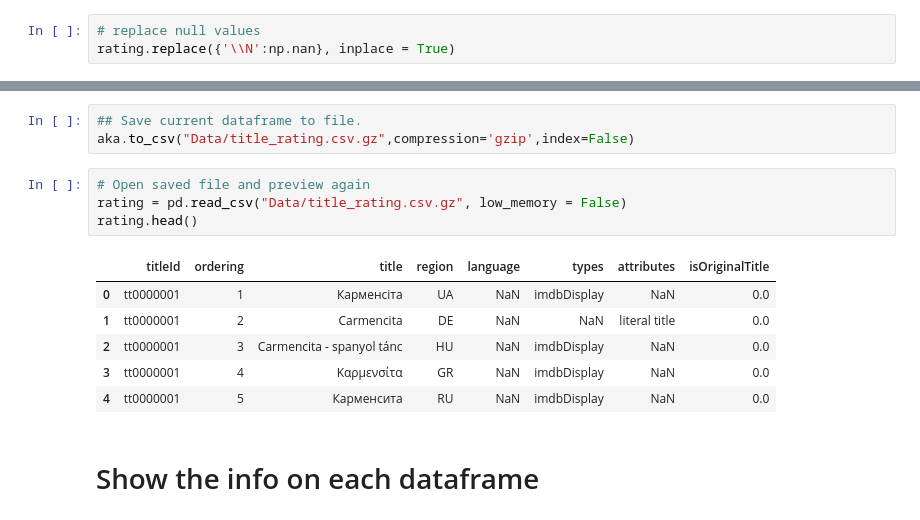
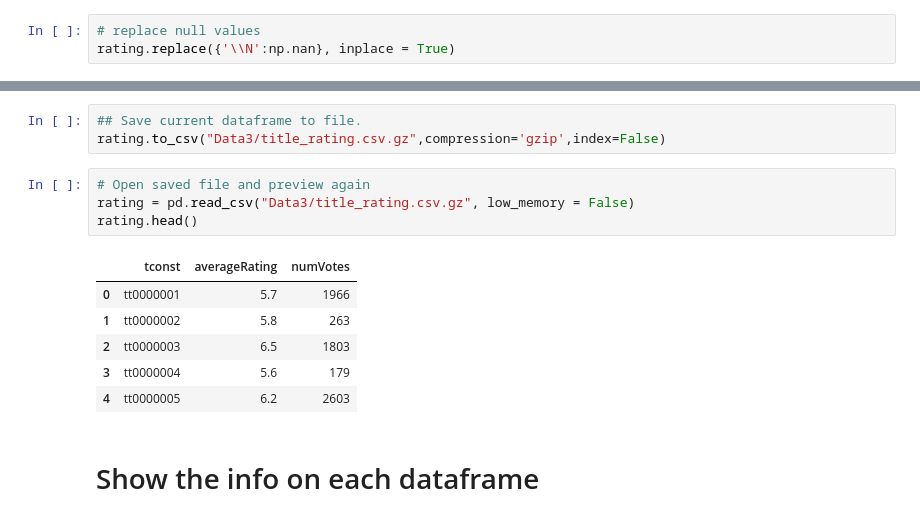
Before and after one commit to Elispreng/Project_3, a Jupyter notebook: Spreng_Project_3_Part1.ipynb, the cells around one changed output, grey strips where cells are left out. Saved outputs shown, nothing was run; the diff lists cells and outputs as text.

```diff
--- a/Spreng_Project_3_Part1.ipynb
+++ b/Spreng_Project_3_Part1.ipynb
@@ -203,17 +294,17 @@ Name: tconst, Length: 1293170, dtype: bool
 # %%
 ## Save current dataframe to file.
-aka.to_csv("Data/title_rating.csv.gz",compression='gzip',index=False)
+rating.to_csv("Data3/title_rating.csv.gz",compression='gzip',index=False)
 # %%
 # Open saved file and preview again
-rating = pd.read_csv("Data/title_rating.csv.gz", low_memory = False)
+rating = pd.read_csv("Data3/title_rating.csv.gz", low_memory = False)
 rating.head()
 # %% [output]
-|  | titleId | ordering | title | region | language | types | attributes | isOriginalTitle |
-| 0 | tt0000001 | 1 | Карменсіта | UA | NaN | imdbDisplay | NaN | 0.0 |
-| 1 | tt0000001 | 2 | Carmencita | DE | NaN | NaN | literal title | 0.0 |
-| 2 | tt0000001 | 3 | Carmencita - spanyol tánc | HU | NaN | imdbDisplay | NaN | 0.0 |
-| 3 | tt0000001 | 4 | Καρμενσίτα | GR | NaN | imdbDisplay | NaN | 0.0 |
-| 4 | tt0000001 | 5 | Карменсита | RU | NaN | imdbDisplay | NaN | 0.0 |
+|  | tconst | averageRating | numVotes |
+| 0 | tt0000001 | 5.7 | 1966 |
+| 1 | tt0000002 | 5.8 | 263 |
+| 2 | tt0000003 | 6.5 | 1803 |
+| 3 | tt0000004 | 5.6 | 179 |
+| 4 | tt0000005 | 6.2 | 2603 |
 # %% [markdown]
 # Show the info on each dataframe
 # %%
```
Also changed, not shown: parts of 27 cells of this notebook, 4 other files.
